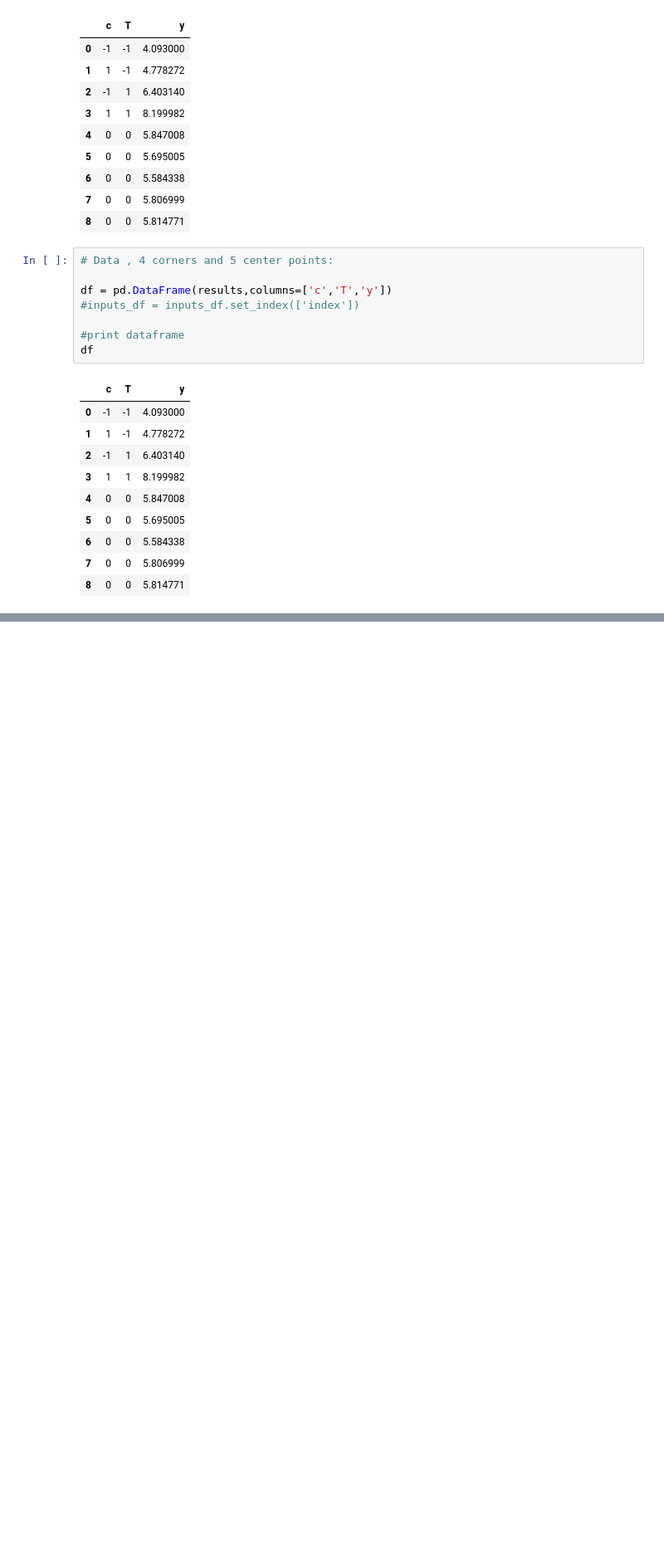
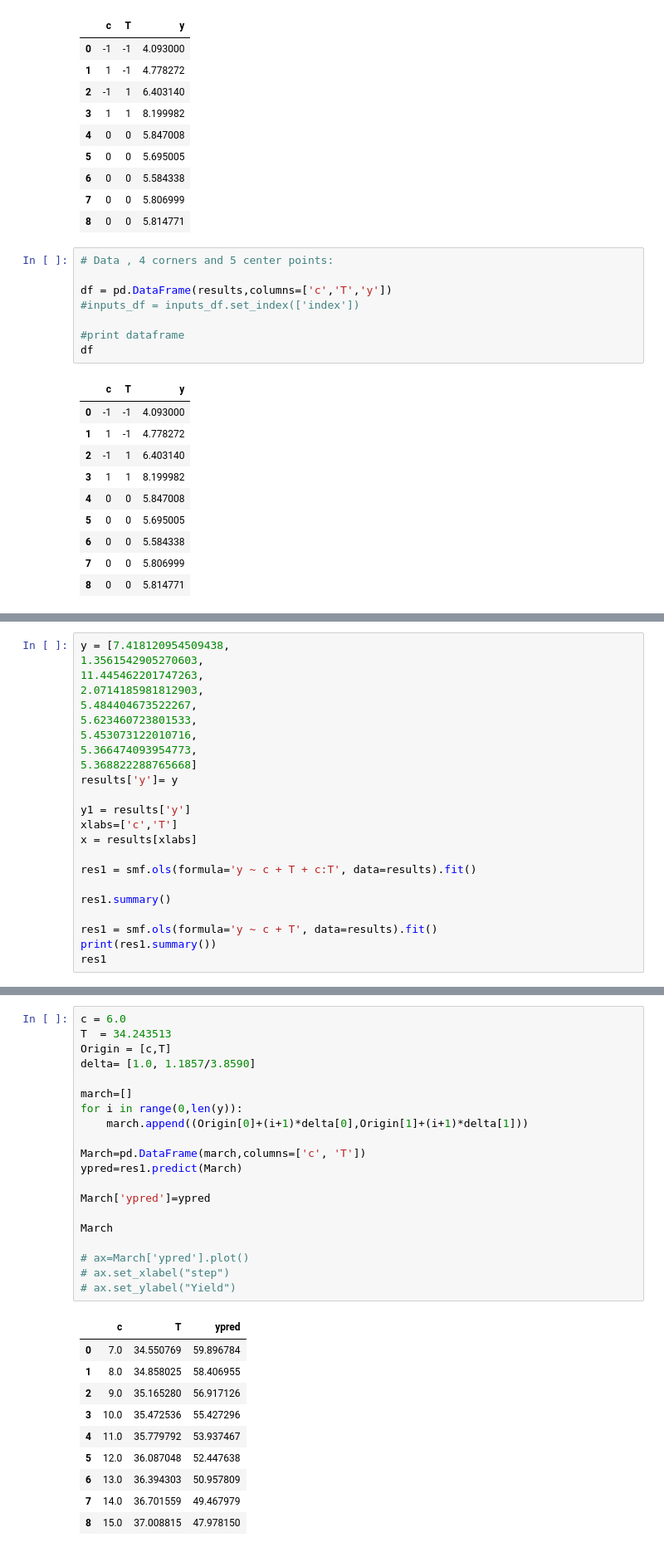
Before and after one commit to oscartq/lab3, a Jupyter notebook: lab3.ipynb, the cells around one changed output, grey strips where cells are left out. Shown: that part at 83% size. Saved outputs shown, nothing was run; the diff lists cells and outputs as text; blank space fills up the shorter version.

```diff
--- a/lab3.ipynb
+++ b/lab3.ipynb
@@ -241,0 +246,23 @@ Name: Temperature, dtype: float64
+# %%
+y = [7.418120954509438,
+1.3561542905270603,
+11.445462201747263,
+2.0714185981812903,
+5.484404673522267,
+5.623460723801533,
+5.453073122010716,
+5.366474093954773,
+5.368822288765668]
+results['y']= y
+
+y1 = results['y']
+xlabs=['c','T']
+x = results[xlabs]
+
+res1 = smf.ols(formula='y ~ c + T + c:T', data=results).fit()
+
+res1.summary()
+
+res1 = smf.ols(formula='y ~ c + T', data=results).fit()
+print(res1.summary())
+res1
@@ -241,0 +288,31 @@ Name: Temperature, dtype: float64
+# %%
+c = 6.0
+T  = 34.243513
+Origin = [c,T]
+delta= [1.0, 1.1857/3.8590]
+
+march=[]
+for i in range(0,len(y)):
+    march.append((Origin[0]+(i+1)*delta[0],Origin[1]+(i+1)*delta[1]))
+
+March=pd.DataFrame(march,columns=['c', 'T'])
+ypred=res1.predict(March)
+
+March['ypred']=ypred
+
+March
+
+# ax=March['ypred'].plot()
+# ax.set_xlabel("step")
+# ax.set_ylabel("Yield")
+# %% [output]
+|  | c | T | ypred |
+| 0 | 7.0 | 34.550769 | 59.896784 |
+| 1 | 8.0 | 34.858025 | 58.406955 |
+| 2 | 9.0 | 35.165280 | 56.917126 |
+| 3 | 10.0 | 35.472536 | 55.427296 |
+| 4 | 11.0 | 35.779792 | 53.937467 |
+| 5 | 12.0 | 36.087048 | 52.447638 |
+| 6 | 13.0 | 36.394303 | 50.957809 |
+| 7 | 14.0 | 36.701559 | 49.467979 |
+| 8 | 15.0 | 37.008815 | 47.978150 |
```
Also changed, not shown: parts of 22 cells of this notebook, 1 other file.
